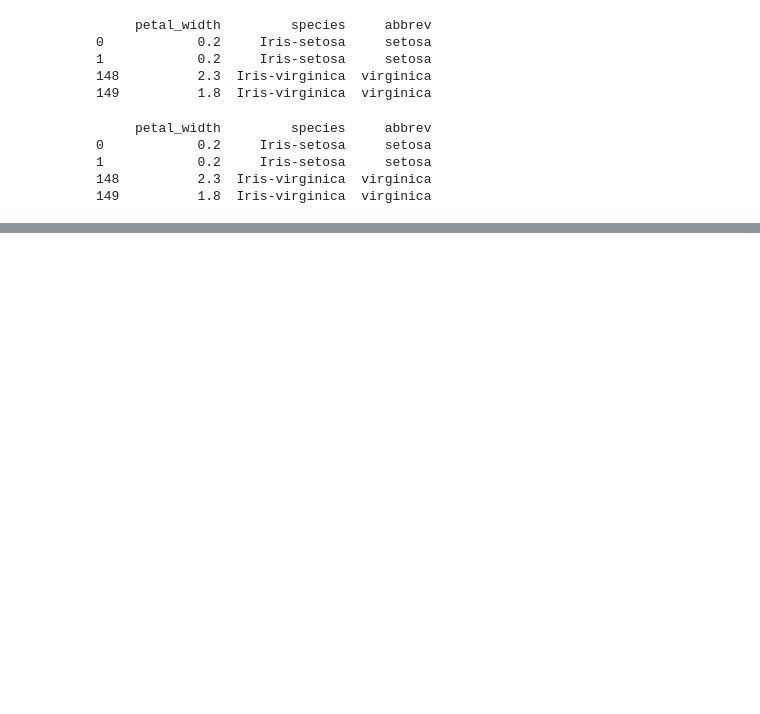
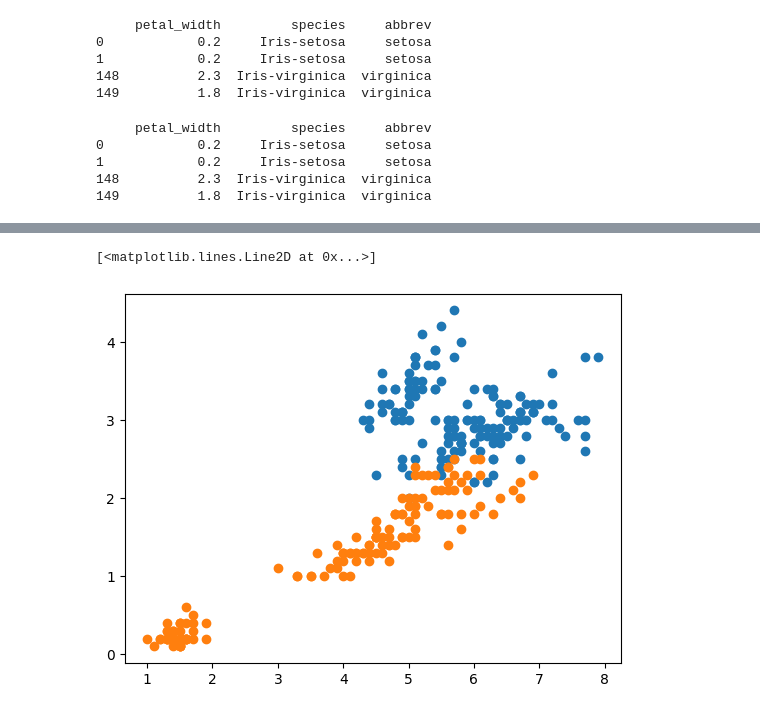
Before and after one commit to SoumyadipYT-OSS/Intel-Introduction-to-ML, a Jupyter notebook: Week1/myLearning.ipynb, the cells around one changed output, grey strips where cells are left out. Drawn from its saved outputs; the diff is of its cells as text; code cells hidden in the pictures; blank space fills up the shorter version.

```diff
--- a/Week1/myLearning.ipynb
+++ b/Week1/myLearning.ipynb
@@ -274,0 +392,13 @@ print(small_data.iloc[:,-3:])
+# %%
+plt.plot(data.sepal_length,
+data.sepal_width,
+ls ='', marker='o',
+label='sepal')
+
+plt.plot(data.petal_length,
+data.petal_width,
+ls ='', marker='o',
+label='petal')
+# %% [output]
+[<matplotlib.lines.Line2D at 0x...>]
+[figure, added]
```
Also changed, not shown: parts of 20 cells of this notebook.
